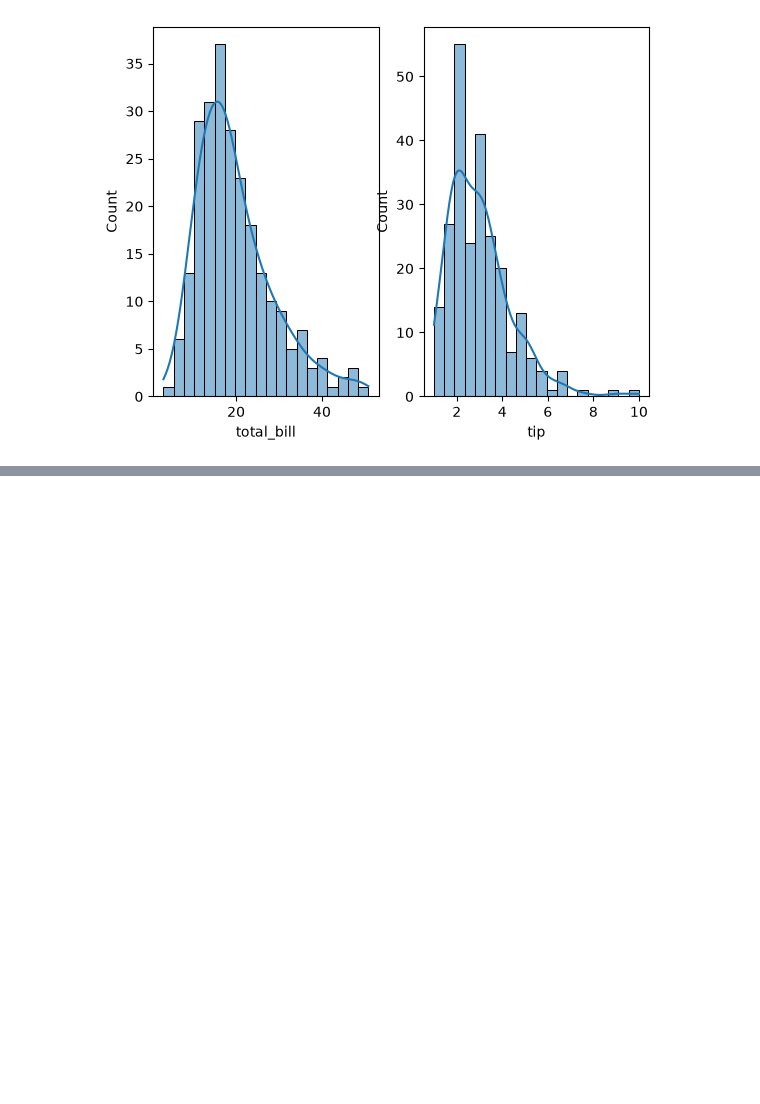
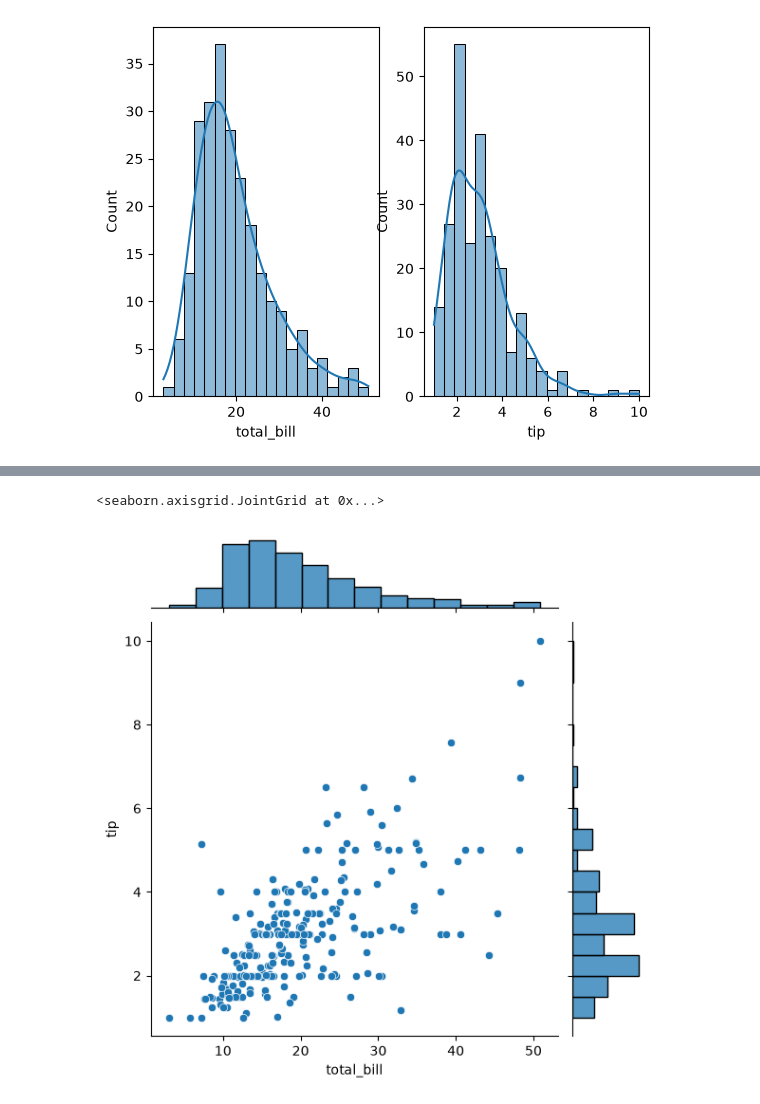
Before and after one commit to praful011-nep/ML-Playground, a Jupyter notebook: Data_Visualization/Seaborn/2.Distribution_plot.ipynb, the cells around one changed output, grey strips where cells are left out. Cells and saved outputs as stored; diff of their text form; code cells hidden in the pictures; blank space fills up the shorter version.

Commit message:
Demostration of Jointplot and compared diffrent kinds Seaborn

```diff
--- a/Data_Visualization/Seaborn/2.Distribution_plot.ipynb
+++ b/Data_Visualization/Seaborn/2.Distribution_plot.ipynb
@@ -51,0 +61,10 @@ sns.histplot(df['tip'], bins = 20, kde=True)
+# %%
+sns.jointplot(
+    x = "total_bill",
+    y = "tip",
+    data = df,
+    kind = 'scatter'
+)
+# %% [output]
+<seaborn.axisgrid.JointGrid at 0x...>
+[figure, added]
```
Also changed, not shown: parts of 6 cells of this notebook.
